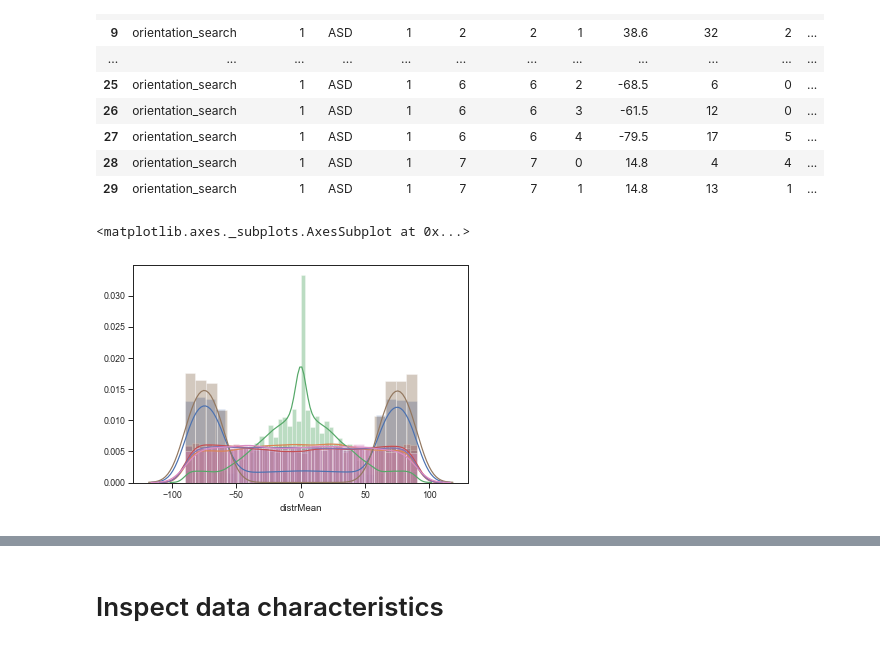
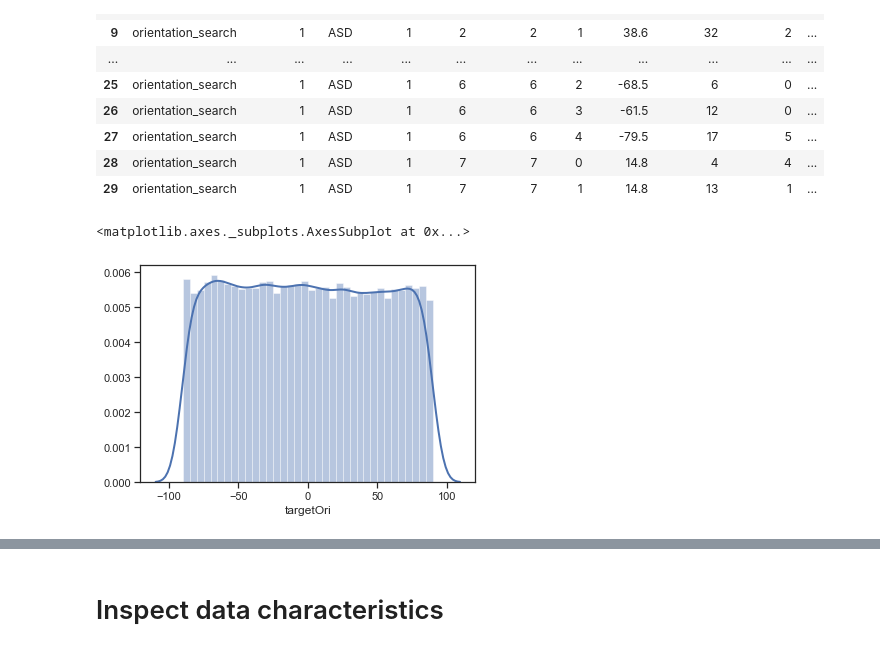
Before and after one commit to hoenir/DistributionLearningVisualSearch, a Jupyter notebook: mainAnalysis.ipynb, the cells around one changed output, grey strips where cells are left out. Saved outputs shown, nothing was run; the diff lists cells and outputs as text; code cells hidden in the pictures.

```diff
--- a/mainAnalysis.ipynb
+++ b/mainAnalysis.ipynb
@@ -214,16 +249,16 @@ df.iloc[:30,:20]
 | 28 | orientation_search | 1 | ASD | 1 | 7 | 7 | 0 | 14.8 | 4 | 4 | ... |
 | 29 | orientation_search | 1 | ASD | 1 | 7 | 7 | 1 | 14.8 | 13 | 1 | ... |
 # %%
-sns.distplot(df.cdpt.dropna())
-sns.distplot(df.ctpd.dropna())
-sns.distplot(df.ctpt.dropna())
-sns.distplot(df.cdpd.dropna())
+#sns.distplot(df.cdpt.dropna())
+#sns.distplot(df.ctpd.dropna())
+#sns.distplot(df.ctpt.dropna())
+#sns.distplot(df.cdpd.dropna())
 sns.distplot(df.targetOri.dropna())
-sns.distplot(df.targetDist_ang.dropna())
-sns.distplot(df[(df.correct ==1) & (df.dsd == 5)].distrMean.dropna())
+#sns.distplot(df.targetDist_ang.dropna())
+#sns.distplot(df[(df.correct ==1) & (df.dsd == 5)].distrMean.dropna())
 # %% [output]
 <matplotlib.axes._subplots.AxesSubplot at 0x...>
-[figure, old version]
+[figure, new version]
 # %%
 # count missing values
 #df.isnull().sum().head(60)
```
Also changed, not shown: parts of 143 cells of this notebook, 28 other files.
